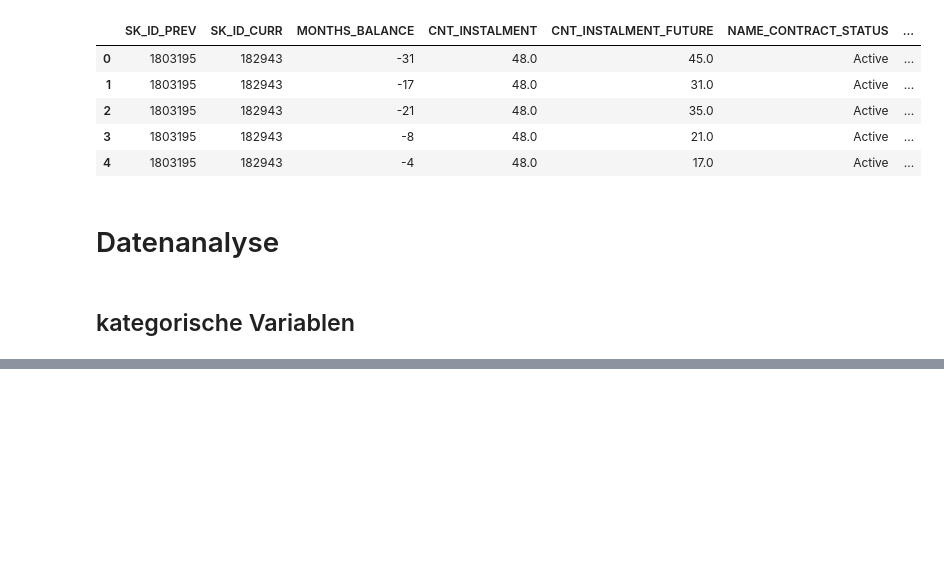
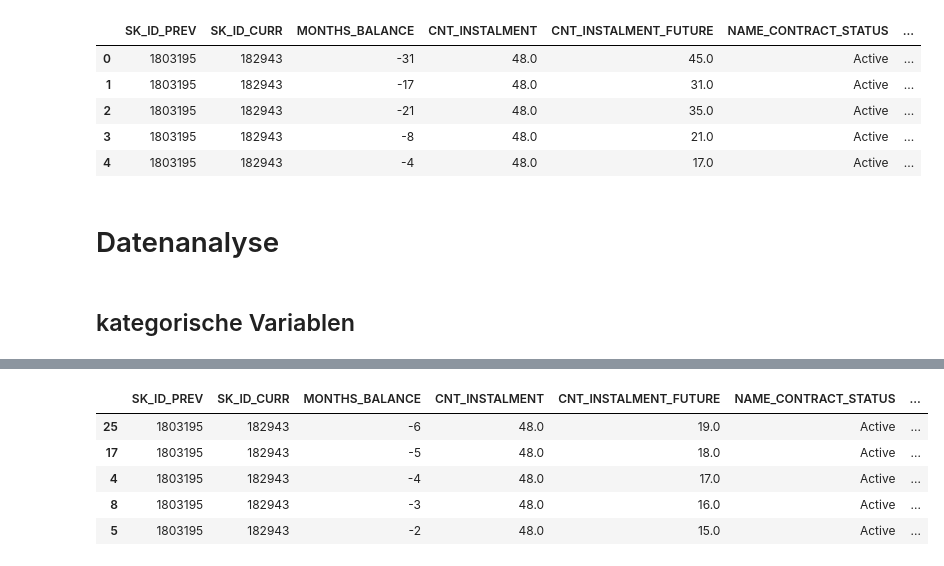
Before and after one commit to robertgraefe/Masterarbeit, a Jupyter notebook: Jupyter Notebook/1. Datenanalyse/5. POS.ipynb, the cells around one changed output, grey strips where cells are left out. Cells and saved outputs as stored; diff of their text form; code cells hidden in the pictures; blank space fills up the shorter version.

```diff
--- a/Jupyter Notebook/1. Datenanalyse/5. POS.ipynb
+++ b/Jupyter Notebook/1. Datenanalyse/5. POS.ipynb
@@ -203,0 +213,11 @@ for head in m_heads:
+# %%
+kn = pcb[pcb["SK_ID_PREV"] == 1803195]
+# %%
+kn.sort_values("MONTHS_BALANCE",ascending=True)[-5:]
+# %% [output]
+|  | SK_ID_PREV | SK_ID_CURR | MONTHS_BALANCE | CNT_INSTALMENT | CNT_INSTALMENT_FUTURE | NAME_CONTRACT_STATUS | ... |
+| 25 | 1803195 | 182943 | -6 | 48.0 | 19.0 | Active | ... |
+| 17 | 1803195 | 182943 | -5 | 48.0 | 18.0 | Active | ... |
+| 4 | 1803195 | 182943 | -4 | 48.0 | 17.0 | Active | ... |
+| 8 | 1803195 | 182943 | -3 | 48.0 | 16.0 | Active | ... |
+| 5 | 1803195 | 182943 | -2 | 48.0 | 15.0 | Active | ... |
```
Also changed, not shown: parts of 2 cells of this notebook, 8 other files.
